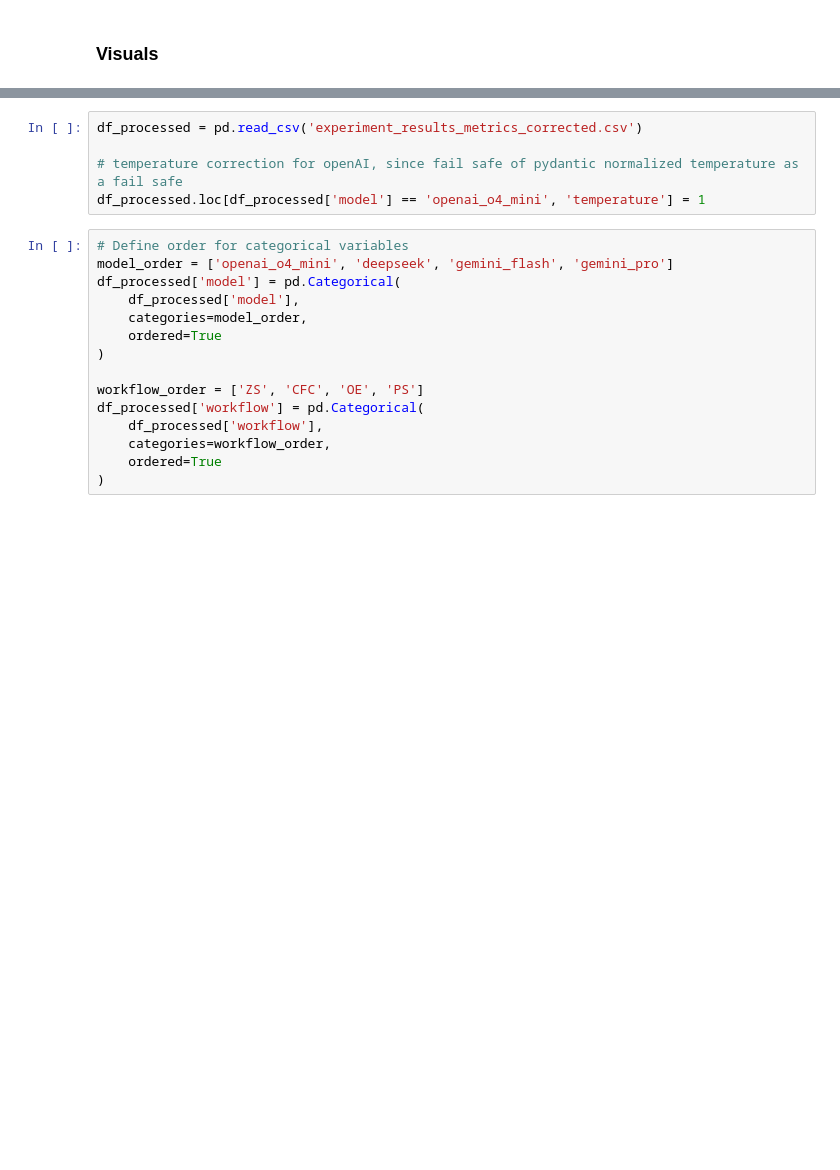
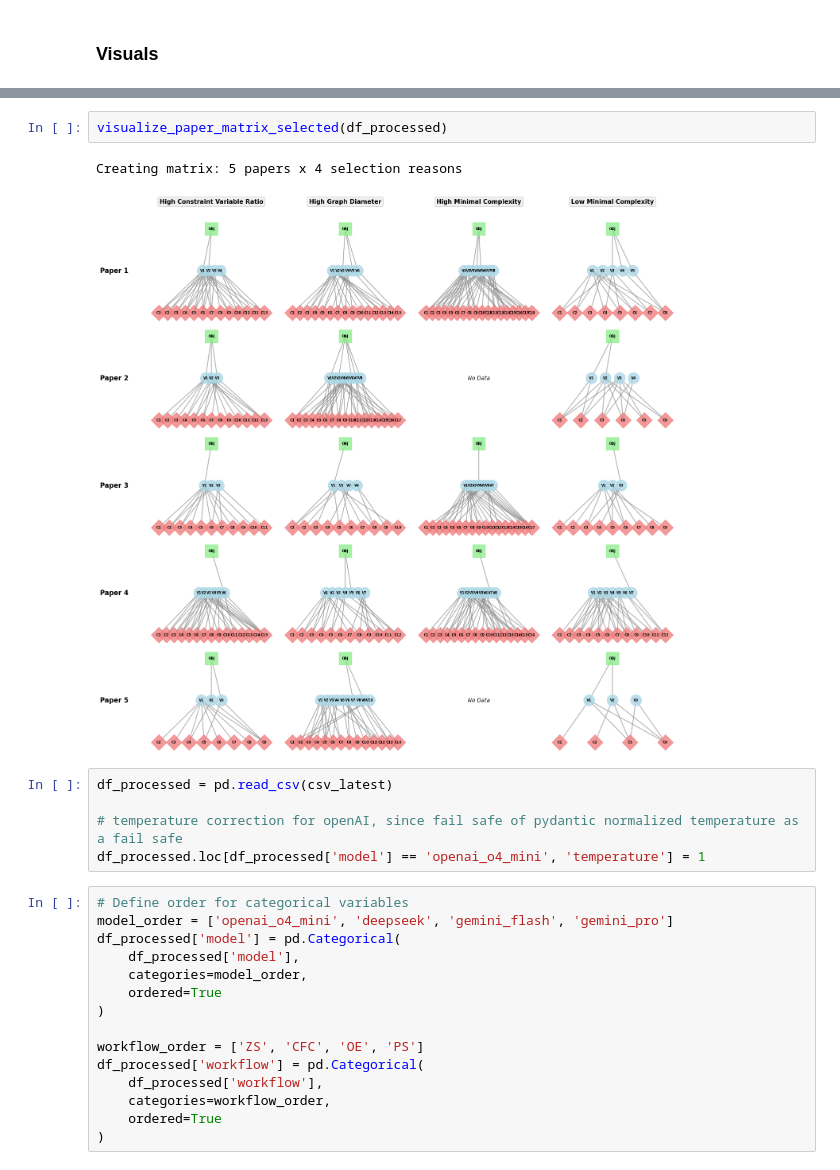
Before and after one commit to joernmht/raiLPminerExperimentation, a Jupyter notebook: raiLPminer_submitted.ipynb, the cells around one changed output, grey strips where cells are left out. Saved outputs shown, nothing was run; the diff lists cells and outputs as text; blank space fills up the shorter version.

```diff
--- a/raiLPminer_submitted.ipynb
+++ b/raiLPminer_submitted.ipynb
@@ -3088,5 +3204,10 @@ visualize_multiple_models_tree(df_processed, max_models=25)
+# %%
+visualize_paper_matrix_selected(df_processed)
+# %% [output]
+Creating matrix: 5 papers x 4 selection reasons
+[figure, added]
 # %%
-df_processed = pd.read_csv('experiment_results_metrics_corrected.csv')
+df_processed = pd.read_csv(csv_latest)
 
 # temperature correction for openAI, since fail safe of pydantic normalized temperature as a fail safe
 df_processed.loc[df_processed['model'] == 'openai_o4_mini', 'temperature'] = 1
```
Also changed, not shown: parts of 46 cells of this notebook, 31 other files.
